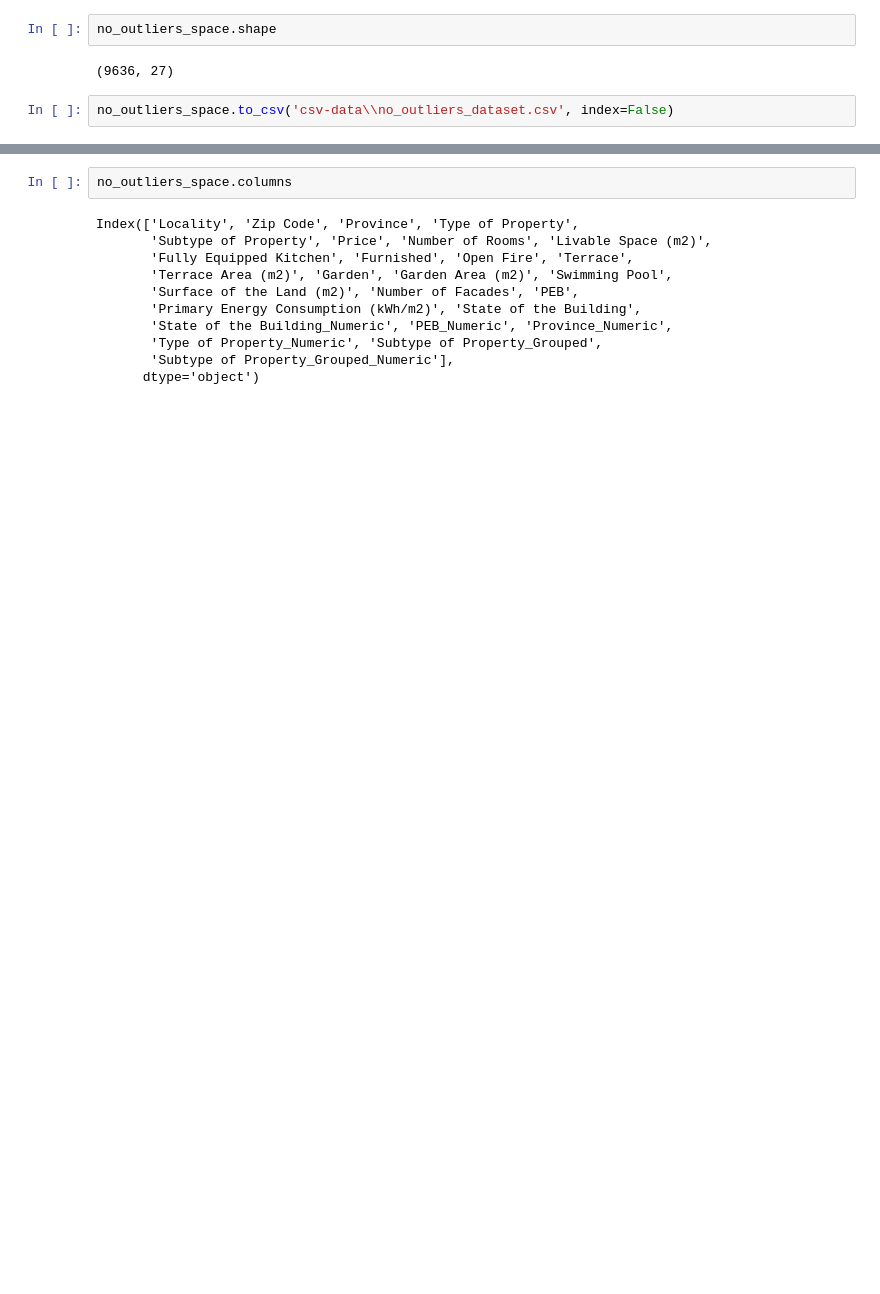
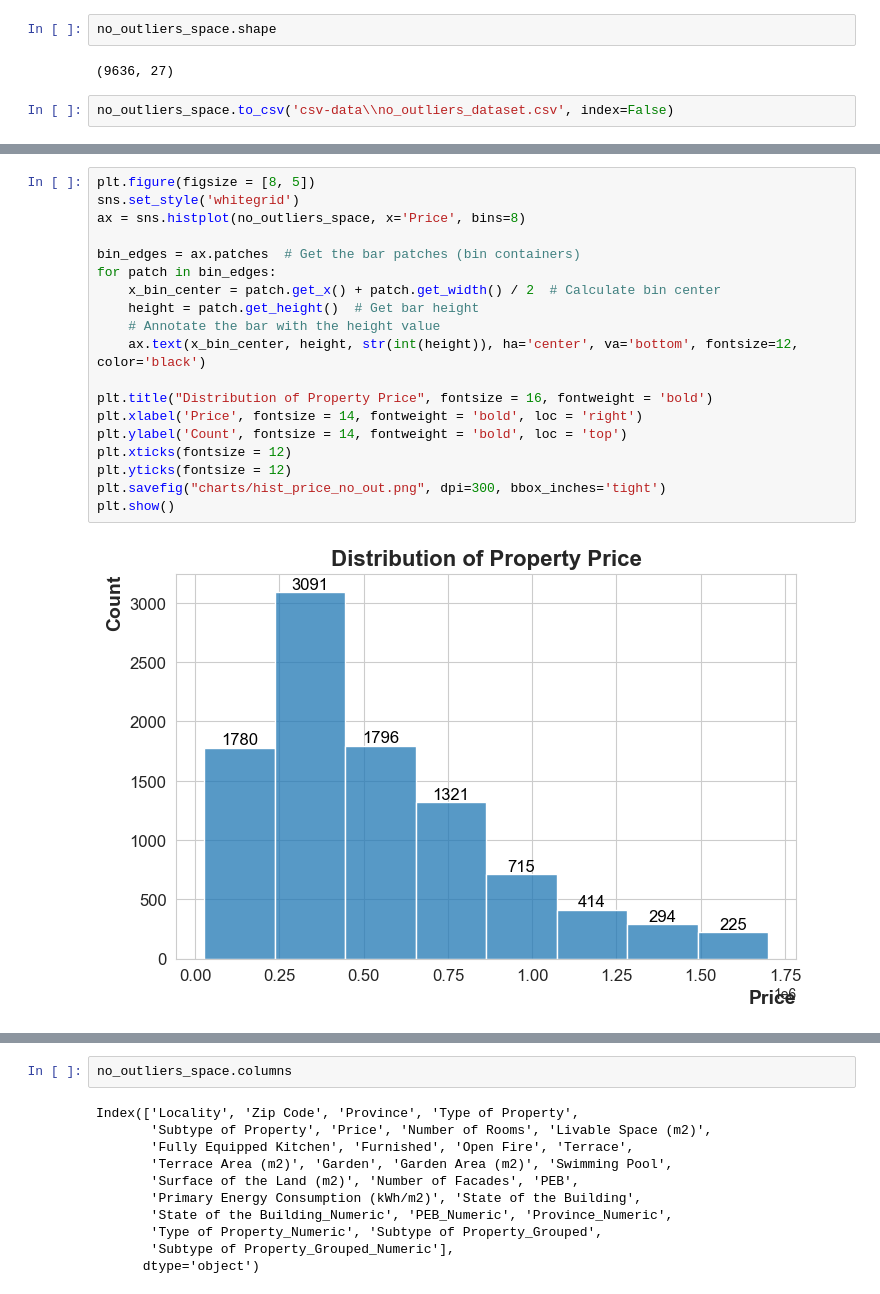
Before and after one commit to BeatrizJover/Data_analysis, a Jupyter notebook: charts.ipynb, the cells around one changed output, grey strips where cells are left out. Cells and saved outputs as stored; diff of their text form; blank space fills up the shorter version.

```diff
--- a/charts.ipynb
+++ b/charts.ipynb
@@ -256,0 +261,21 @@ plt.show()
+# %%
+plt.figure(figsize = [8, 5])
+sns.set_style('whitegrid')
+ax = sns.histplot(no_outliers_space, x='Price', bins=8)
+
+bin_edges = ax.patches  # Get the bar patches (bin containers)
+for patch in bin_edges:
+    x_bin_center = patch.get_x() + patch.get_width() / 2  # Calculate bin center
+    height = patch.get_height()  # Get bar height
+    # Annotate the bar with the height value
+    ax.text(x_bin_center, height, str(int(height)), ha='center', va='bottom', fontsize=12, color='black')
+
+plt.title("Distribution of Property Price", fontsize = 16, fontweight = 'bold')
+plt.xlabel('Price', fontsize = 14, fontweight = 'bold', loc = 'right')
+plt.ylabel('Count', fontsize = 14, fontweight = 'bold', loc = 'top')
+plt.xticks(fontsize = 12)
+plt.yticks(fontsize = 12)
+plt.savefig("charts/hist_price_no_out.png", dpi=300, bbox_inches='tight')
+plt.show()
+# %% [output]
+[figure, added]
```
Also changed, not shown: parts of 18 cells of this notebook, 20 other files.
